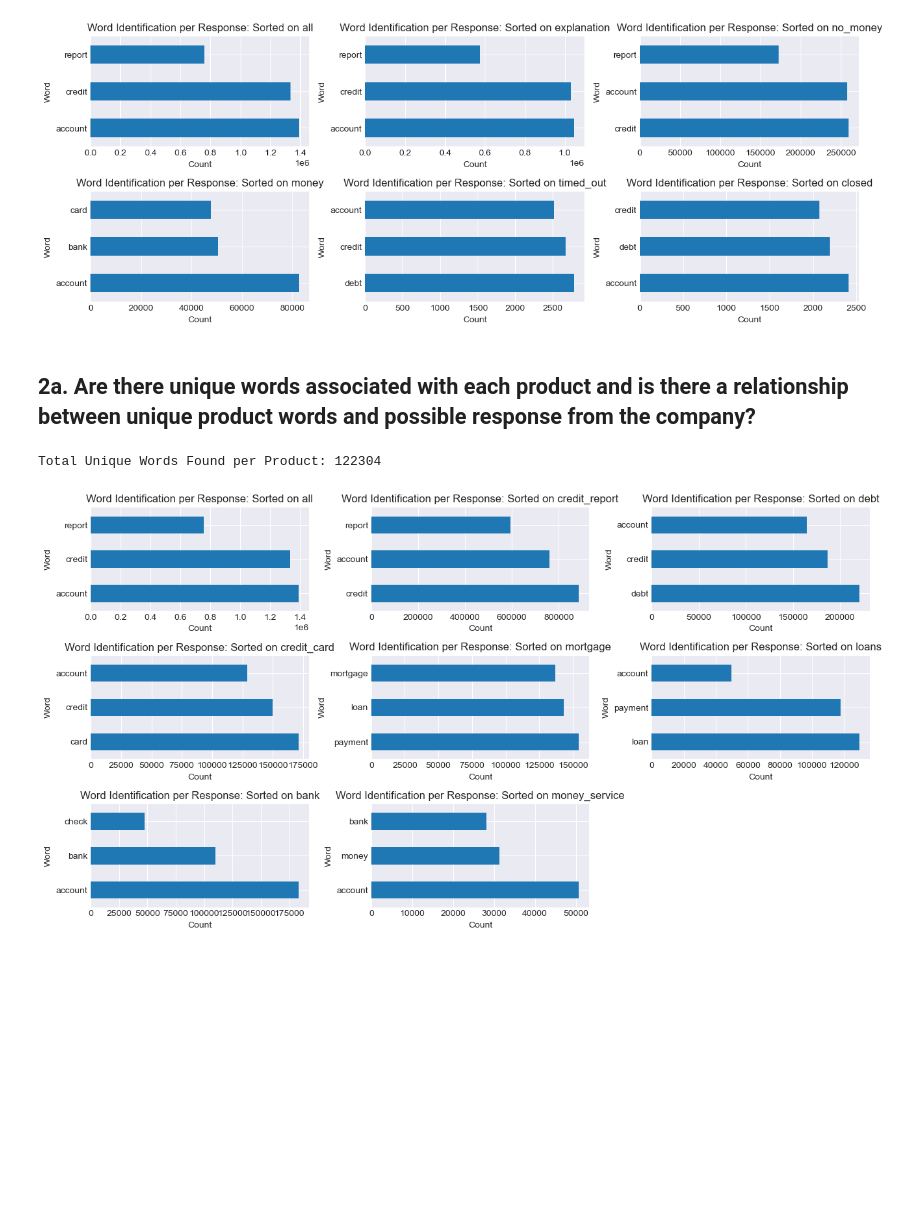
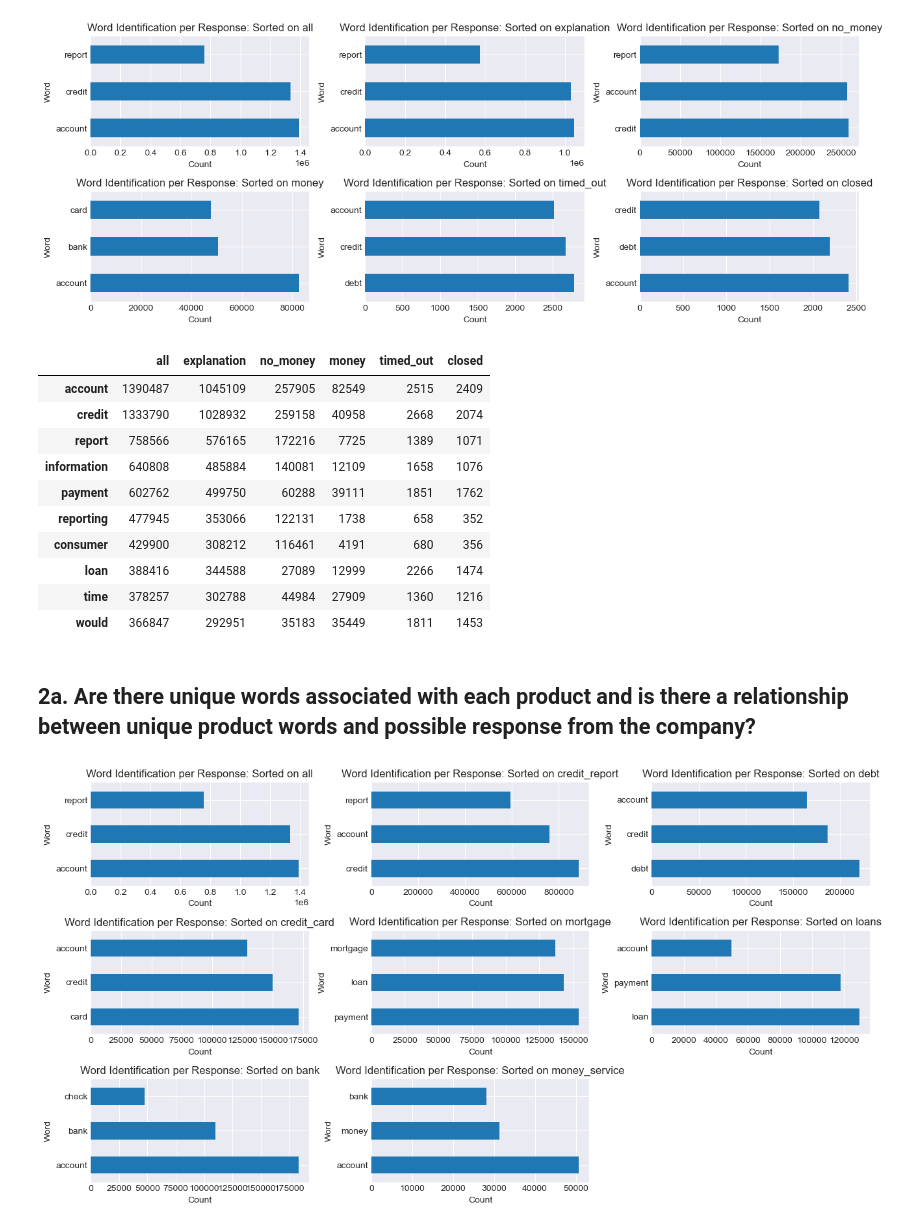
Before and after one commit to DATA-TRAC/consumer-complaint-response, a Jupyter notebook: ali-notebook.ipynb, the cells around one changed output. Saved outputs shown, nothing was run; the diff lists cells and outputs as text; code cells hidden in the pictures; blank space fills up the shorter version.

```diff
--- a/ali-notebook.ipynb
+++ b/ali-notebook.ipynb
@@ -80,3 +78,17 @@ word_counts
 ex.unique_words(word_counts)
 # %% [output]
 [figure]
+# %%
+word_counts[:10]
+# %% [output]
+|  | all | explanation | no_money | money | timed_out | closed |
+| account | 1390487 | 1045109 | 257905 | 82549 | 2515 | 2409 |
+| credit | 1333790 | 1028932 | 259158 | 40958 | 2668 | 2074 |
+| report | 758566 | 576165 | 172216 | 7725 | 1389 | 1071 |
+| information | 640808 | 485884 | 140081 | 12109 | 1658 | 1076 |
+| payment | 602762 | 499750 | 60288 | 39111 | 1851 | 1762 |
+| reporting | 477945 | 353066 | 122131 | 1738 | 658 | 352 |
+| consumer | 429900 | 308212 | 116461 | 4191 | 680 | 356 |
+| loan | 388416 | 344588 | 27089 | 12999 | 2266 | 1474 |
+| time | 378257 | 302788 | 44984 | 27909 | 1360 | 1216 |
+| would | 366847 | 292951 | 35183 | 35449 | 1811 | 1453 |
@@ -83,11 +97,9 @@ ex.unique_words(word_counts)
 # %% [markdown]
 ## 2a. Are there unique words associated with each product and is there a relationship between unique product words and possible response from the company?
 # %%
-word_counts_products = ex.get_words_products(train).sort_values(by='all',ascending=False)
-word_counts_products.to_parquet('word_counts_products.parquet')
+# word_counts_products = ex.get_words_products(train).sort_values(by='all',ascending=False)
+# word_counts_products.to_parquet('word_counts_products.parquet')
 word_counts_products = pd.read_parquet('word_counts_products.parquet')
-# %% [output]
-Total Unique Words Found per Product: 122304
 # %%
 ex.unique_words(word_counts_products)
 # %% [output]
```
Also changed, not shown: parts of 17 cells of this notebook.
